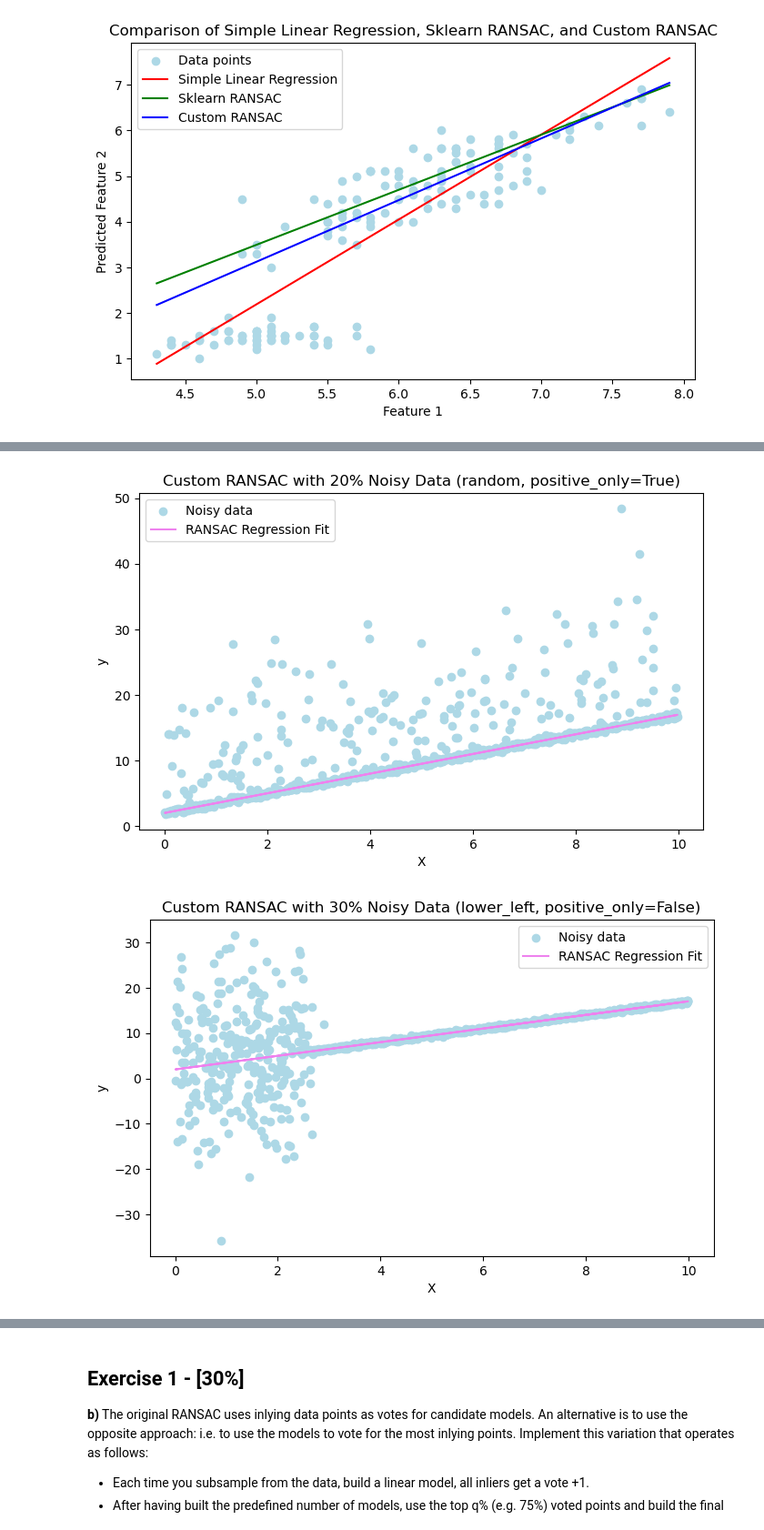
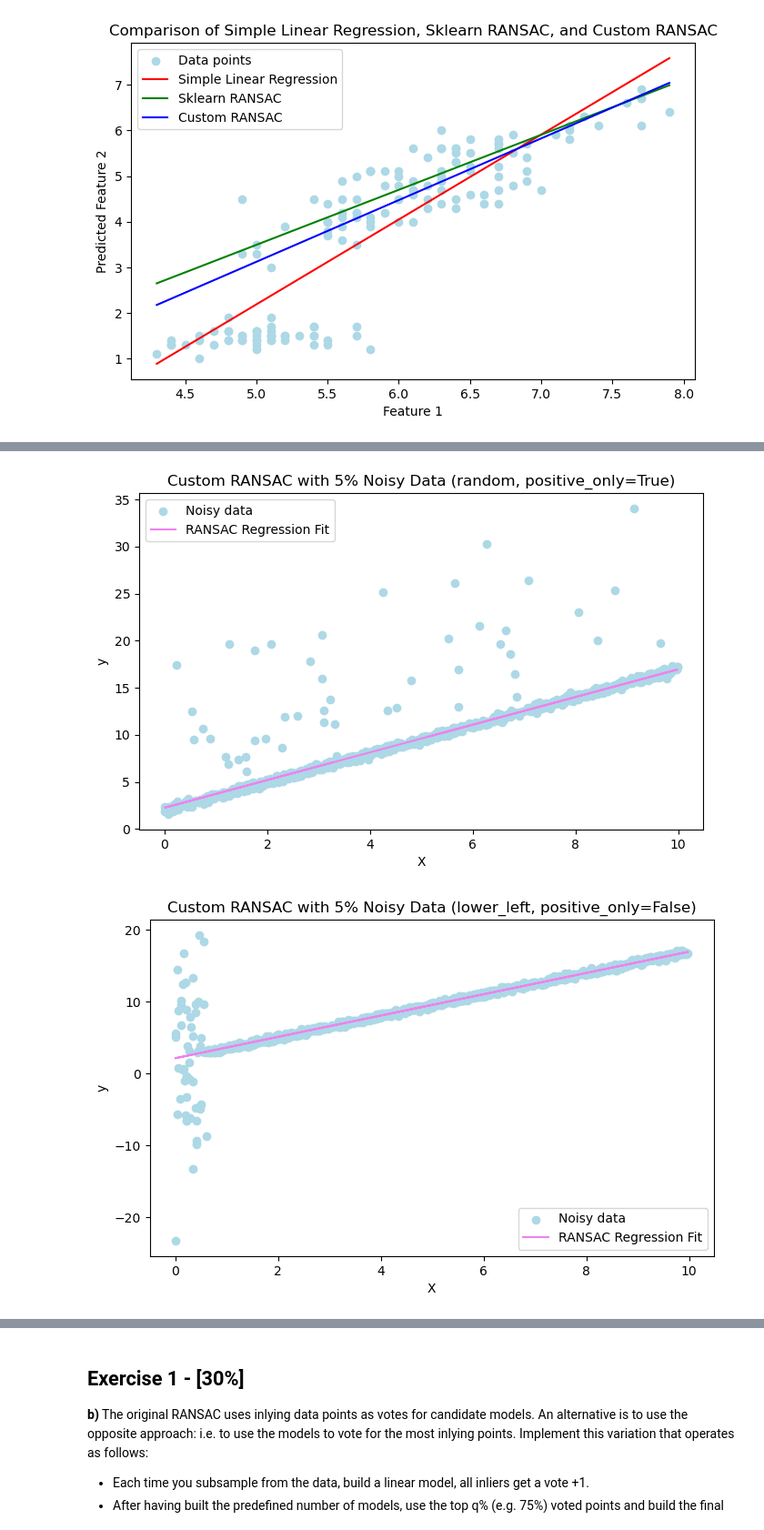
Before and after one commit to yizhi0129/333DA, a Jupyter notebook: Assignments1.ipynb, the cells around one changed output, grey strips where cells are left out. Shown at 91% size. Drawn from its saved outputs; the diff is of its cells as text; code cells hidden in the pictures.

```diff
--- a/Assignments1.ipynb
+++ b/Assignments1.ipynb
@@ -176,6 +177,7 @@ Sklearn RANSAC MSE: 1.599460963520926
 Custom RANSAC MSE: 1.1726023896577755
 [figure]
 # %%
+# a2
 import numpy as np
 import matplotlib.pyplot as plt
 from sklearn.linear_model import LinearRegression
@@ -279,7 +281,7 @@ def run_ransac_with_noisy_data(p, mode='random', positive_only=False):
     X_noisy, y_noisy = add_noisy_points(X_inliners, y_inliners, p, mode, positive_only)
 
     # Apply custom RANSAC
-    custom_ransac_model = ransac((X_noisy, y_noisy), LinearRegression, n=50, k=100, t=1.0, d=500)
+    custom_ransac_model = ransac((X_noisy, y_noisy), LinearRegression, n=50, k=200, t=1.0, d=50)
 
     # Generate predictions for the full dataset
     y_pred_custom_ransac = custom_ransac_model.predict(X_noisy)
@@ -289,7 +291,8 @@ def run_ransac_with_noisy_data(p, mode='random', positive_only=False):
 
 
 # Running for different cases
-run_ransac_with_noisy_data(10, mode='random', positive_only=False)  # 10% random noisy points, both positive and negative noise
-run_ransac_with_noisy_data(20, mode='random', positive_only=True)   # 20% random noisy points, only positive noise
-run_ransac_with_noisy_data(30, mode='lower_left', positive_only=False)  # 30% noise at lower left part of the data
+for i in [5, 10, 20, 30]:
+    run_ransac_with_noisy_data(i, mode='random', positive_only=False)
+    run_ransac_with_noisy_data(i, mode='random', positive_only=True)
+    run_ransac_with_noisy_data(i, mode='lower_left', positive_only=False)
 # %% [output]
@@ -297,2 +300,2 @@ run_ransac_with_noisy_data(30, mode='lower_left', positive_only=False)  # 30% no
-[figure, old version]
+[figure, new version]
-[figure, old version]
+[figure, new version]
```
Also changed, not shown: parts of 26 cells of this notebook, 27 other files.
